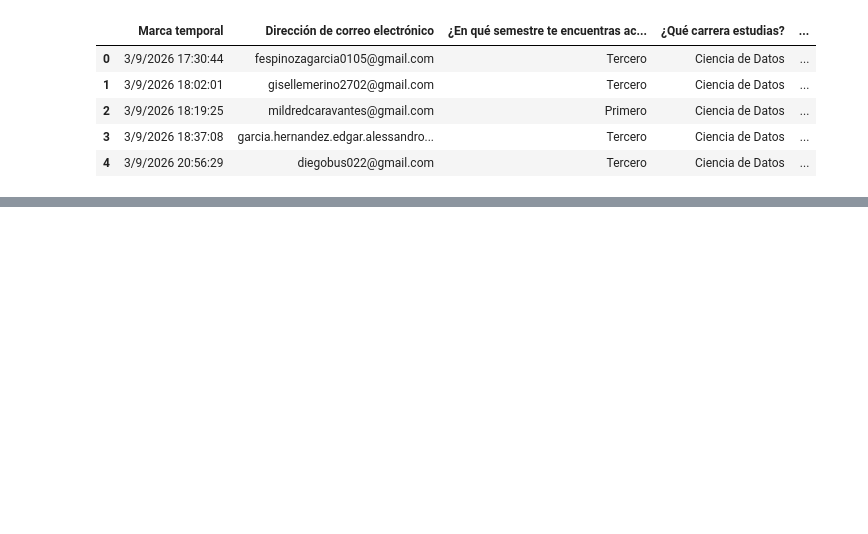
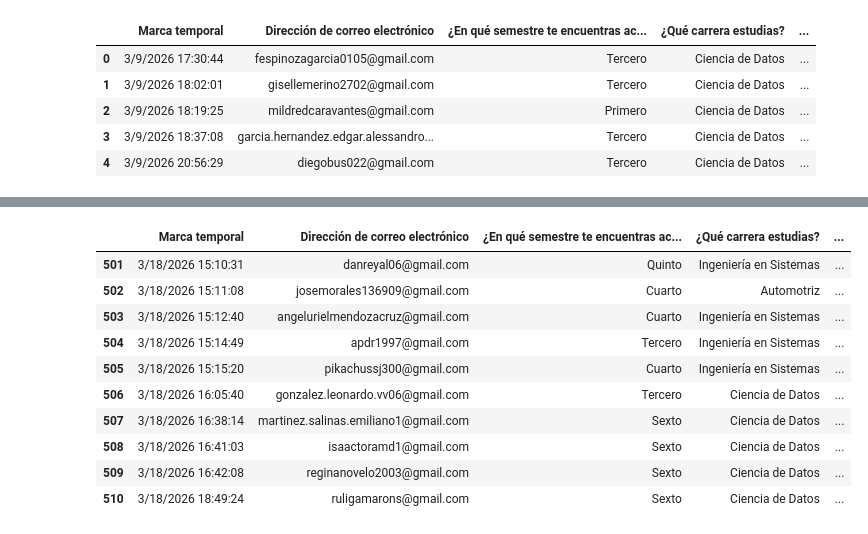
Before and after one commit to diegogh1002/Estadistica, a Jupyter notebook: limpieza.ipynb, the cells around one changed output, grey strips where cells are left out. Saved outputs shown, nothing was run; the diff lists cells and outputs as text; code cells hidden in the pictures; blank space fills up the shorter version.

```diff
--- a/limpieza.ipynb
+++ b/limpieza.ipynb
@@ -23,0 +77,14 @@ display(df.describe(include='all'))
+# %%
+df.tail(10)
+# %% [output]
+|  | Marca temporal | Dirección de correo electrónico | ¿En qué semestre te encuentras ac... | ¿Qué carrera estudias? | ... |
+| 501 | 3/18/2026 15:10:31 | danreyal06@gmail.com | Quinto | Ingeniería en Sistemas | ... |
+| 502 | 3/18/2026 15:11:08 | josemorales136909@gmail.com | Cuarto | Automotriz | ... |
+| 503 | 3/18/2026 15:12:40 | angelurielmendozacruz@gmail.com | Cuarto | Ingeniería en Sistemas | ... |
+| 504 | 3/18/2026 15:14:49 | apdr1997@gmail.com | Tercero | Ingeniería en Sistemas | ... |
+| 505 | 3/18/2026 15:15:20 | pikachussj300@gmail.com | Cuarto | Ingeniería en Sistemas | ... |
+| 506 | 3/18/2026 16:05:40 | gonzalez.leonardo.vv06@gmail.com | Tercero | Ciencia de Datos | ... |
+| 507 | 3/18/2026 16:38:14 | martinez.salinas.emiliano1@gmail.com | Sexto | Ciencia de Datos | ... |
+| 508 | 3/18/2026 16:41:03 | isaactoramd1@gmail.com | Sexto | Ciencia de Datos | ... |
+| 509 | 3/18/2026 16:42:08 | reginanovelo2003@gmail.com | Sexto | Ciencia de Datos | ... |
+| 510 | 3/18/2026 18:49:24 | ruligamarons@gmail.com | Sexto | Ciencia de Datos | ... |
```
Also changed, not shown: parts of 15 cells of this notebook.
